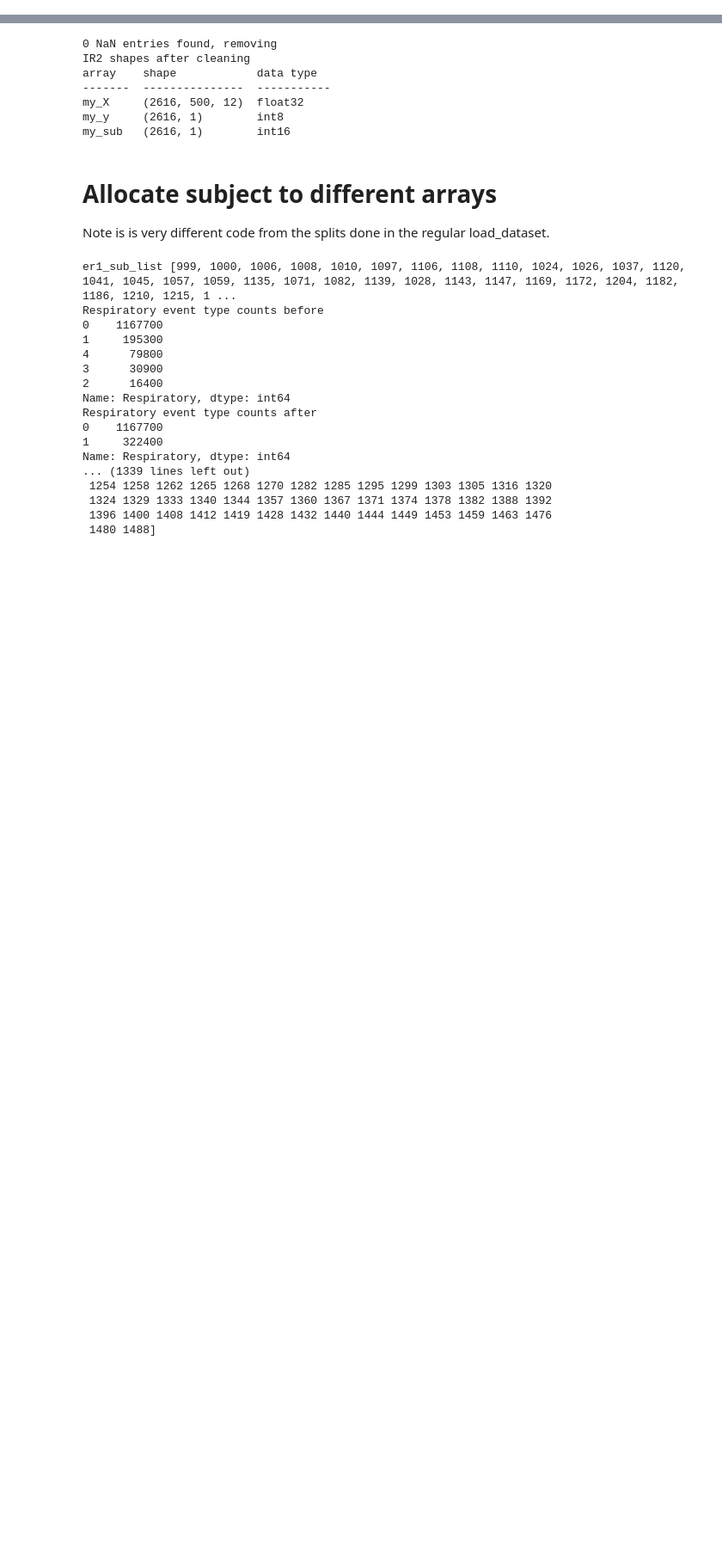
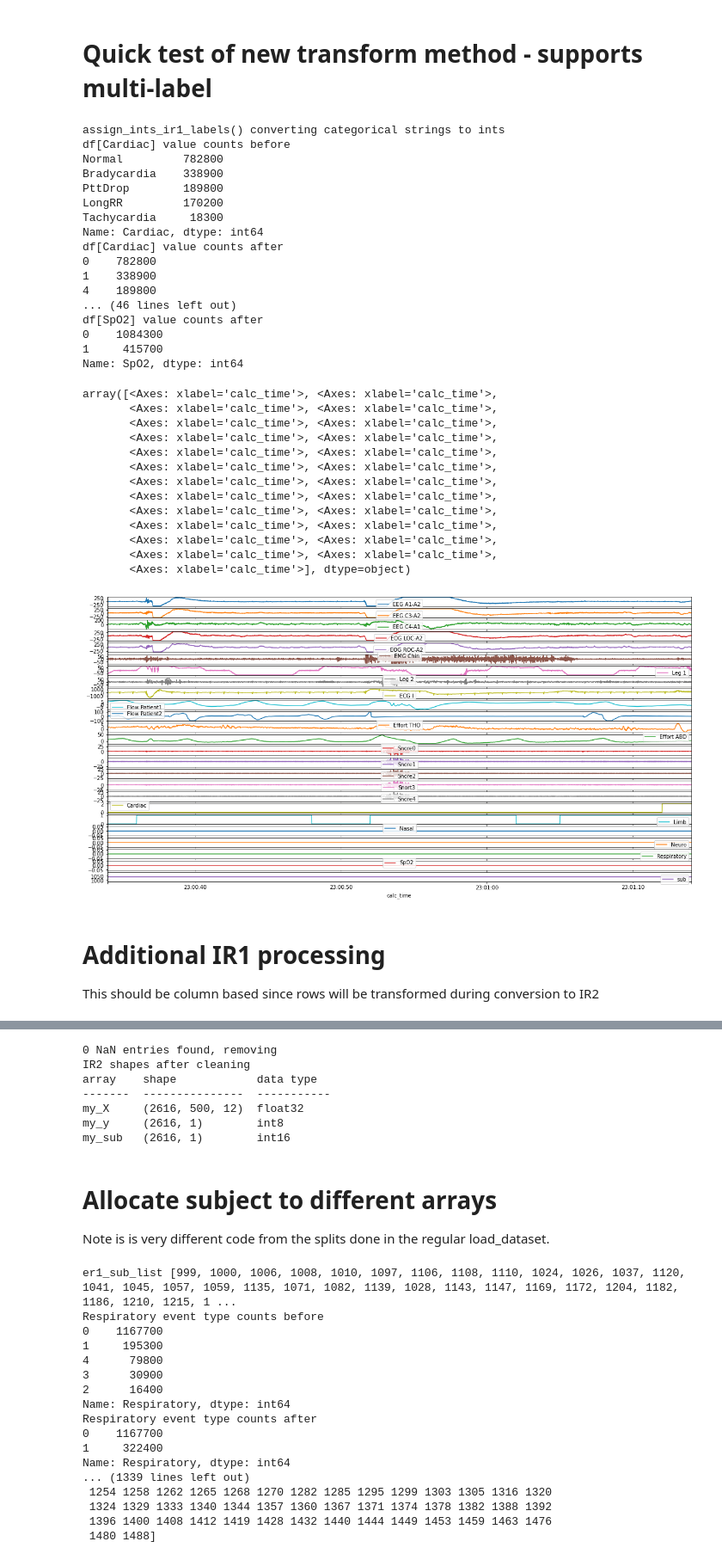
Before and after one commit to imics-lab/load_data_time_series, a Jupyter notebook: Sleep/PSG-Audio_load_dataset.ipynb, the cells around one changed output, grey strips where cells are left out. Shown at 86% size. Saved outputs shown, nothing was run; the diff lists cells and outputs as text; code cells hidden in the pictures; blank space fills up the shorter version.

```diff
--- a/Sleep/PSG-Audio_load_dataset.ipynb
+++ b/Sleep/PSG-Audio_load_dataset.ipynb
@@ -171,0 +212,44 @@ print(len(unlabeled_subs_list),"unlabeled subs")
+# %% [markdown]
+# Quick test of new transform method - supports multi-label
+# %%
+xform.verbose = True # turn on to see value counts
+ir1_df = xform.assign_ints_ir1_labels(ir1_df, label_mapping_dict = label_map_psg)
+xform.verbose = False # turn back off!
+# Now converted from categorical string to ints the labels will plot as well
+ir1_df.iloc[y1:y2].plot(subplots=True, figsize=(20, 10)) # yay Pandas
+# %% [output]
+assign_ints_ir1_labels() converting categorical strings to ints
+df[Cardiac] value counts before
+Normal         782800
+Bradycardia    338900
+PttDrop        189800
+LongRR         170200
+Tachycardia     18300
+Name: Cardiac, dtype: int64
+df[Cardiac] value counts after
+0    782800
+1    338900
+4    189800
+... (46 lines left out)
+df[SpO2] value counts after
+0    1084300
+1     415700
+Name: SpO2, dtype: int64
+array([<Axes: xlabel='calc_time'>, <Axes: xlabel='calc_time'>,
+       <Axes: xlabel='calc_time'>, <Axes: xlabel='calc_time'>,
+       <Axes: xlabel='calc_time'>, <Axes: xlabel='calc_time'>,
+       <Axes: xlabel='calc_time'>, <Axes: xlabel='calc_time'>,
+       <Axes: xlabel='calc_time'>, <Axes: xlabel='calc_time'>,
+       <Axes: xlabel='calc_time'>, <Axes: xlabel='calc_time'>,
+       <Axes: xlabel='calc_time'>, <Axes: xlabel='calc_time'>,
+       <Axes: xlabel='calc_time'>, <Axes: xlabel='calc_time'>,
+       <Axes: xlabel='calc_time'>, <Axes: xlabel='calc_time'>,
+       <Axes: xlabel='calc_time'>, <Axes: xlabel='calc_time'>,
+       <Axes: xlabel='calc_time'>, <Axes: xlabel='calc_time'>,
+       <Axes: xlabel='calc_time'>, <Axes: xlabel='calc_time'>,
+       <Axes: xlabel='calc_time'>], dtype=object)
+[figure, added]
+# %% [markdown]
+
+# Additional IR1 processing
+This should be column based since rows will be transformed during conversion to IR2
```
Also changed, not shown: parts of 28 cells of this notebook.
